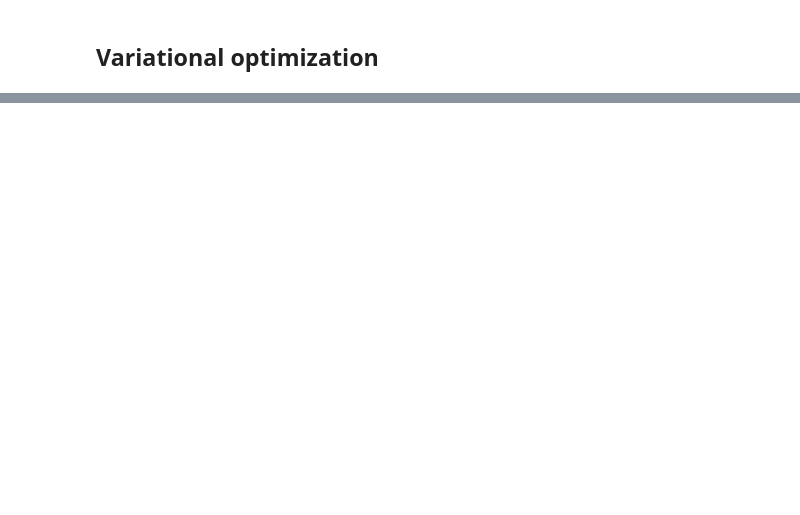
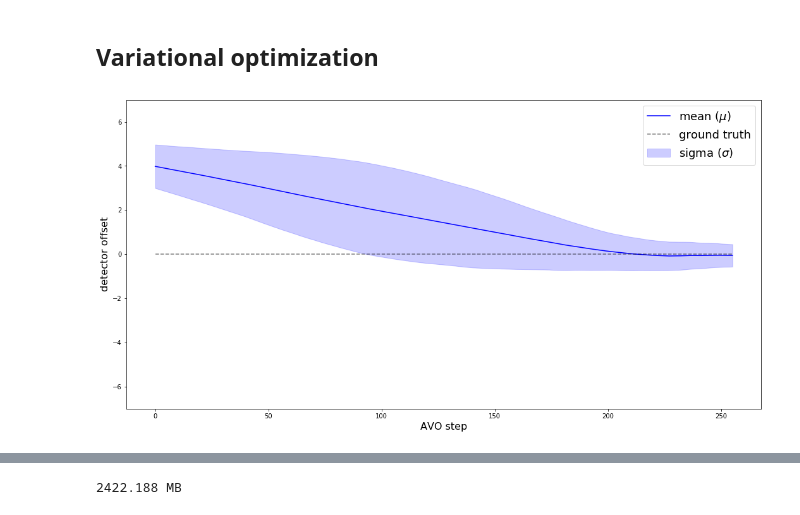
Before and after one commit to eparrish64/NICADD-ML-Tutorials, a Jupyter notebook: Tutorials/Pythia-Tune-AVO.ipynb, the cells around one changed output, grey strips where cells are left out. Drawn from its saved outputs; the diff is of its cells as text; code cells hidden in the pictures; blank space fills up the shorter version.

```diff
--- a/Tutorials/Pythia-Tune-AVO.ipynb
+++ b/Tutorials/Pythia-Tune-AVO.ipynb
@@ -241,12 +258,12 @@ proba = discriminator(X)[:, 0]
 detector_params = tf.placeholder(dtype='float32', shape=(None, 1))
 
 detector_params_mean = tf.Variable(
-    initial_value=np.array([3.0], dtype='float32'),
+    initial_value=np.array([4.0], dtype='float32'),
     dtype='float32'
 )
 
 detector_params_sigma_raw = tf.Variable(
-    initial_value=np.array([0.2], dtype='float32'),
+    initial_value=np.array([0.5], dtype='float32'),
     dtype='float32'
 )
 
@@ -279,3 +298,15 @@ tf_session.run(tf.global_variables_initializer())
+# %%
+# import os
+from time import time
+# port = 6000 + os.getuid()
+# print("Port: %d" % port)
+#!killall tensorboard
+tensorboard = keras.callbacks.TensorBoard(log_dir="tboard/{}".format(time()))
+
+# Type this command into the terminal
+# tensorboard --logdir=./tboard --port=PORT
+
+#os.system("tensorboard --logdir=./tboard --port=%d" % port)
 # %%
 def train_discriminator(n_samples=2 ** 16, n_epoches=16, plot=False):
     sample_of_detector_params = tf_session.run(params_sample, { n : n_samples // 8 })
@@ -289,7 +320,9 @@ def train_discriminator(n_samples=2 ** 16, n_epoches=16, plot=False):
     X_train = np.vstack([ X_gen_train, X_true_train ])
     y_train = np.hstack([ np.zeros(X_gen_train.shape[0]), np.ones(X_true_train.shape[0]) ]).astype('float32')
 
-    history = discriminator.fit(x=X_train, y=y_train, batch_size=32, epochs=n_epoches, verbose=0)
+
+    history = discriminator.fit(x=X_train, y=y_train, batch_size=32,
+                                epochs=n_epoches, verbose=0, callbacks=[tensorboard])
 
     if plot:
         plt.figure(figsize=(8, 4))
@@ -326,37 +361,39 @@ print (m,s)
 %%time
 from IPython import display
 
-n_iterations = 100
+n_iterations = 256
 
 generator_mean_history = np.ndarray(shape=(n_iterations, ))
 generator_sigma_history = np.ndarray(shape=(n_iterations, ))
 
 for i in range(n_iterations):
     train_discriminator(n_samples=2**12, n_epoches=1)
     train_generator()
 
     m, s = get_distribution_params()
     generator_mean_history[i] = np.float32(m[0])
     generator_sigma_history[i] = np.float32(s[0])
 
     display.clear_output(wait=True)
 
     plt.figure(figsize=(18, 9))
     plt.plot(generator_mean_history[:i + 1], color='blue', label='mean ($\\mu$)')
 
     plt.fill_between(
         np.arange(i + 1),
         generator_mean_history[:i + 1] - generator_sigma_history[:i + 1],
         generator_mean_history[:i + 1] + generator_sigma_history[:i + 1],
         color='blue',
         label='sigma ($\\sigma$)',
         alpha=0.2
     )
 
     plt.plot([0, n_iterations - 1], [TRUE_OFFSET, TRUE_OFFSET], '--', color='black', alpha=0.5, label='ground truth')
     plt.ylim([-7, 7])
     plt.legend(loc='upper left', fontsize=18)
     plt.legend(fontsize=18)
     plt.xlabel('AVO step', fontsize=16)
     plt.ylabel('detector offset', fontsize=16)
     plt.show()
+# %% [output]
+[figure, added]
@@ -363,3 +402,6 @@ for i in range(n_iterations):
 # %%
+# See how many resources your GAN used
 import resource
-print("{} Kb".format(resource.getrusage(resource.RUSAGE_SELF).ru_maxrss))
+print("{} MB".format(float(resource.getrusage(resource.RUSAGE_SELF).ru_maxrss)/1000.))
+# %% [output]
+2422.188 MB
```
Also changed, not shown: parts of 14 cells of this notebook.
